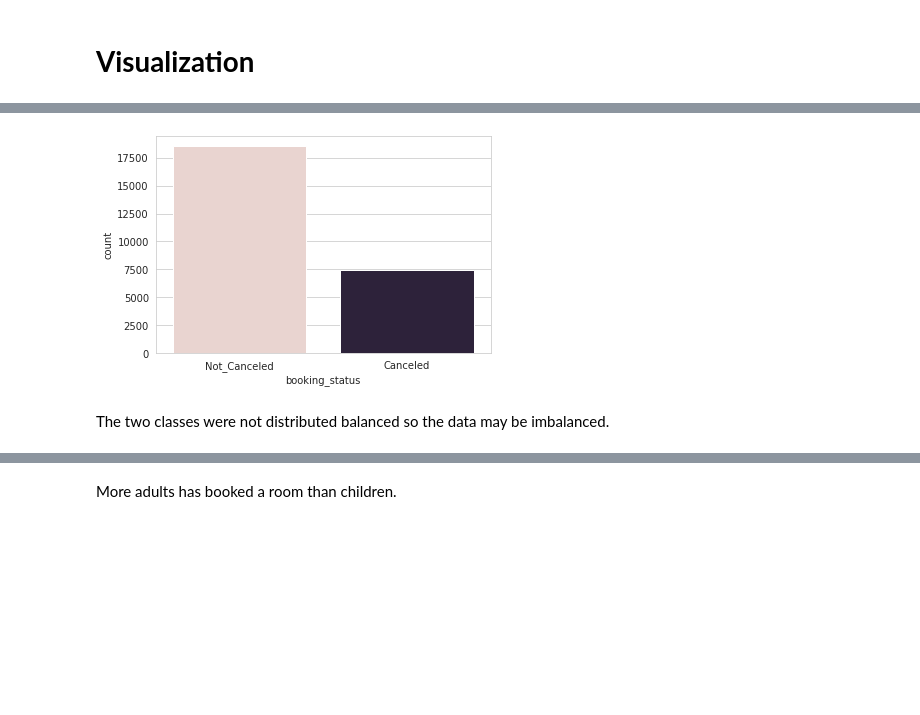
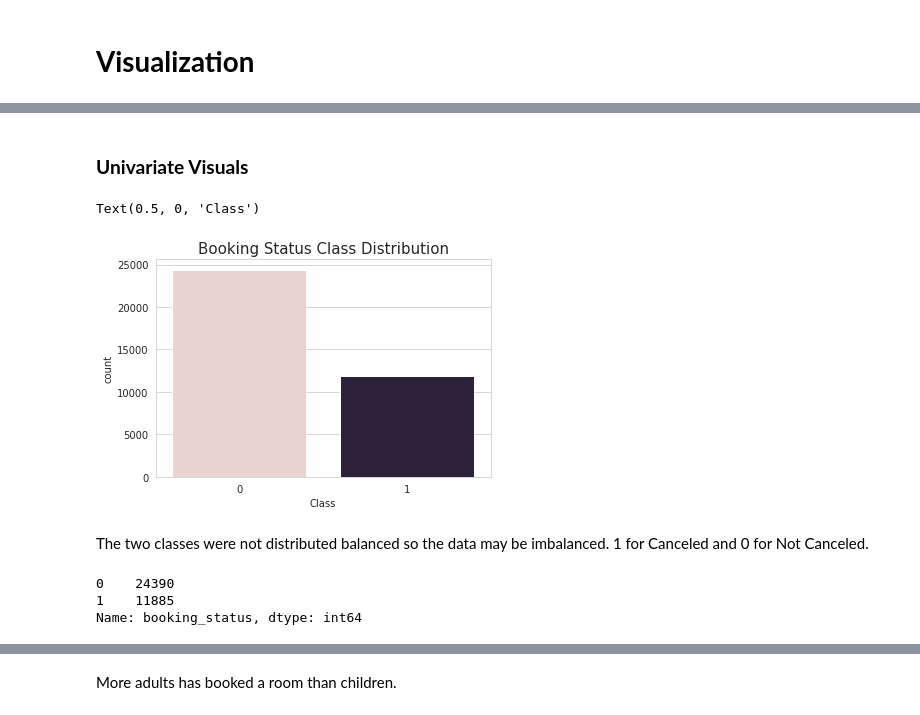
Before and after one commit to rimchristian/Hotel-Reservation-ML-Model, a Jupyter notebook: hotelbooking.ipynb, the cells around one changed output, grey strips where cells are left out. Saved outputs shown, nothing was run; the diff lists cells and outputs as text; code cells hidden in the pictures; blank space fills up the shorter version.

```diff
--- a/hotelbooking.ipynb
+++ b/hotelbooking.ipynb
@@ -227,10 +227,24 @@ memory usage: 4.8+ MB
+# %% [markdown]
+### **Univariate Visuals**
 # %%
 sns.set_style("whitegrid")
 ax = sns.countplot(df['booking_status'], palette=sns.cubehelix_palette(2))
+plt.title('Booking Status Class Distribution', fontsize=15)
+plt.xlabel(xlabel='Class')
 # %% [output]
+Text(0.5, 0, 'Class')
-[figure, old version]
+[figure, new version]
 # %% [markdown]
-The two classes were not distributed balanced so the data may be imbalanced.
+The two classes were not distributed balanced so the data may be imbalanced. 1 for Canceled and 0 for Not Canceled.
+# %%
+df['booking_status'].value_counts()
+df['booking_status'].replace({"Not_Canceled":0, "Canceled":1})
+df['booking_status'].replace({'Canceled':1,'Not_Canceled':0}, inplace=True)
+df['booking_status'].value_counts()
+# %% [output]
+0    24390
+1    11885
+Name: booking_status, dtype: int64
 # %%
 fig, ax = plt.subplots()
 ax.bar(np.arange(2), [df['no_of_adults'].sum(), df['no_of_children'].sum()], width=0.5)
```
Also changed, not shown: parts of 24 cells of this notebook.
